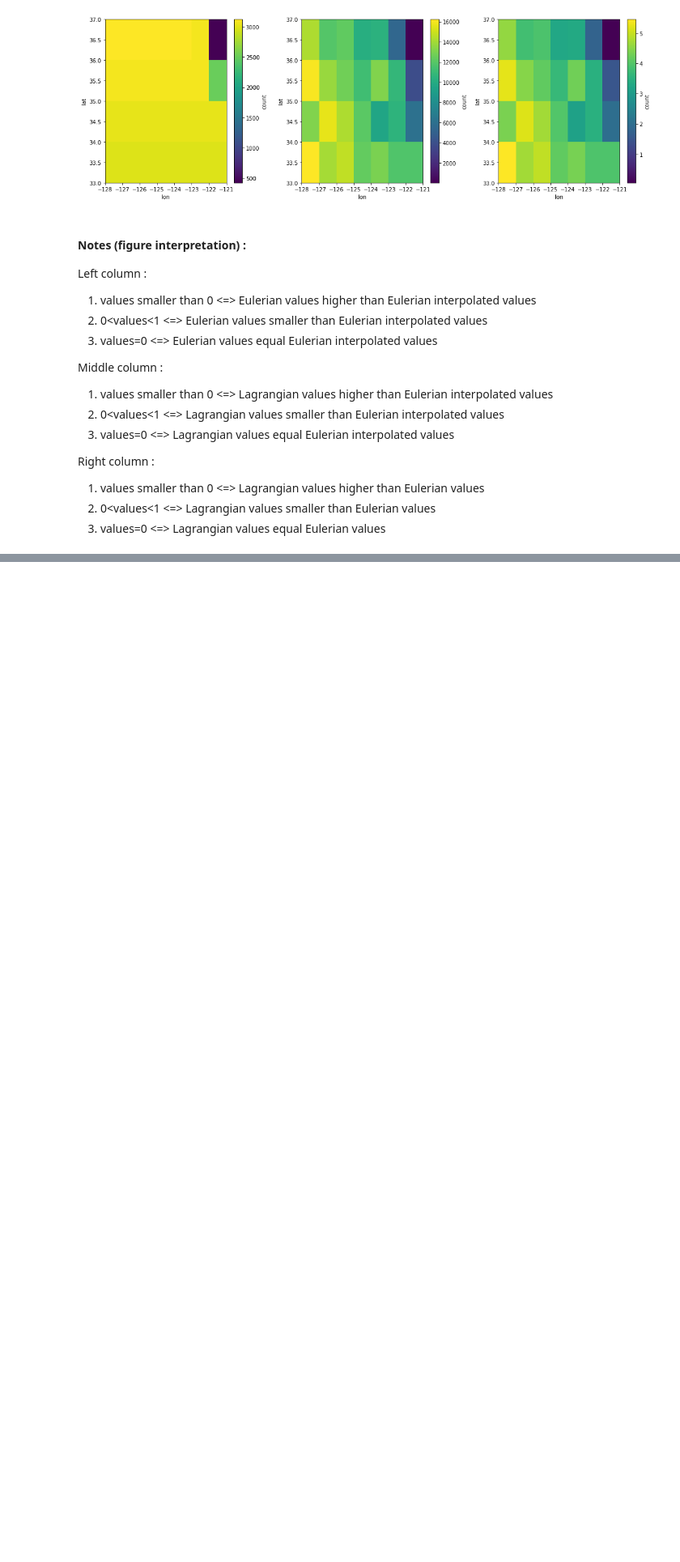
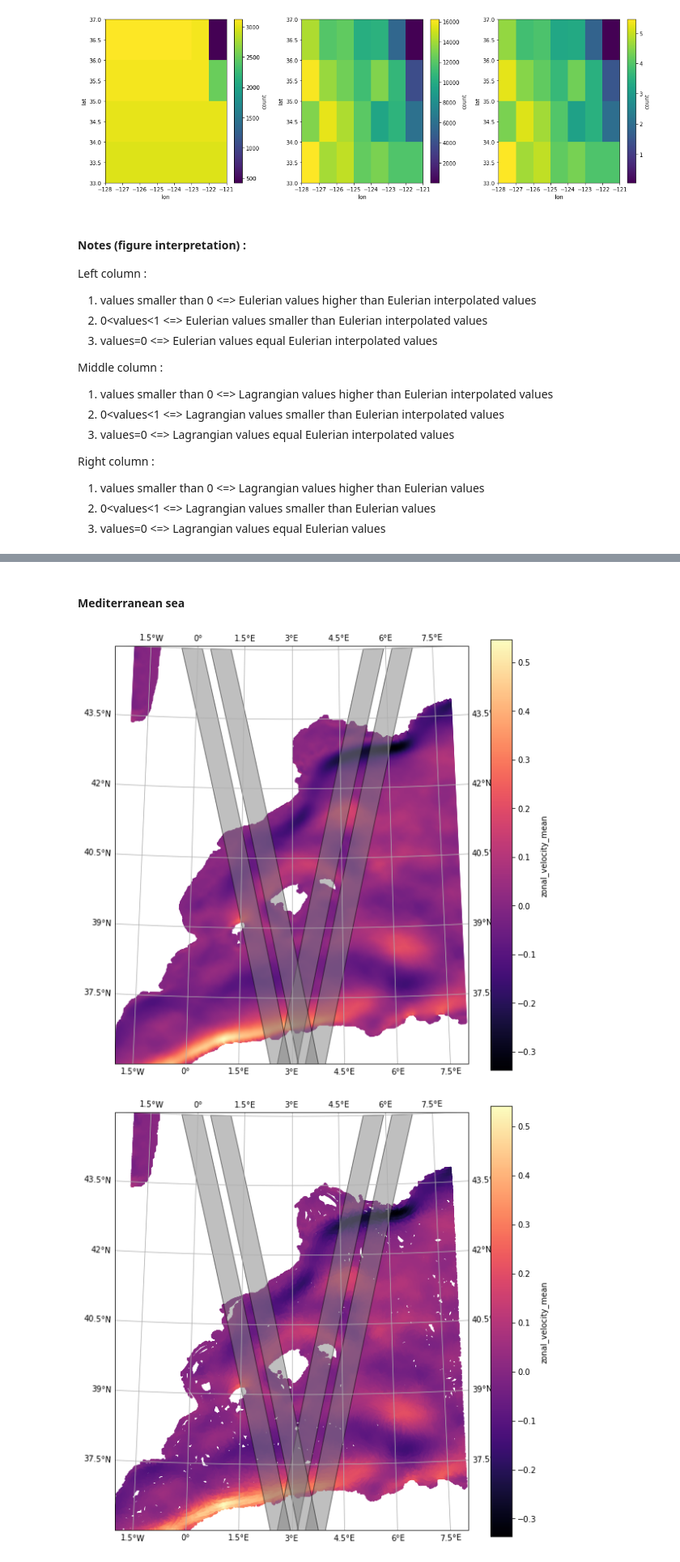
Before and after one commit to zcasparco/SWOT_CalVal, a Jupyter notebook: EL_regional_stats.ipynb, the cells around one changed output, grey strips where cells are left out. Shown at 81% size. Saved outputs shown, nothing was run; the diff lists cells and outputs as text; code cells hidden in the pictures; blank space fills up the shorter version.

```diff
--- a/EL_regional_stats.ipynb
+++ b/EL_regional_stats.ipynb
@@ -166,9 +168,9 @@ def plot_site(bbox,colmap='RdBu_r',figsize=(10,10)):
     ax.set_extent(bbox)
     return fig, ax
 # %%
-def plot_swot(df,col,colmap):
+def plot_swot(df,col,bbox,vmax,colmap):
     fig,ax = plot_site(bbox,figsize=(10,10))
-    df.plot.scatter(ax=ax,transform=ccrs.PlateCarree(),x='lon',y='lat',c=col,s=5,cmap=colmap)
+    df.plot.scatter(ax=ax,transform=ccrs.PlateCarree(),x='lon',y='lat',c=col,s=5,cmap=colmap,vmax=vmax)
 # %%
 def binned_site(bbox,df,dl,V):
     df_sub = df[np.logical_and(df.lat<bbox[3],df.lat>bbox[2]
@@ -374,4 +363,17 @@ df_sub.plot.scatter(ax=ax,transform=ccrs.PlateCarree(),x='lon',y='lat',c='zonal_
+# %% [markdown]
+#### Mediterranean sea
 # %%
 bbox = [-2, 8, 36, 45] # large bbox
 # %%
 df_sub = localize_Lagrangian(bbox,df)
+# %%
+df_sub = df_sub.compute()
+# %%
+df_E = func(ds,['zonal_velocity_mean','meridional_velocity_mean'])
+# %%
+colmap='magma'
+plot_swot(df_E,'zonal_velocity_mean',bbox,colmap)
+plot_swot(df_sub,'zonal_velocity_mean',bbox,colmap)
+# %% [output]
+[figure, added]
+[figure, added]
```
Also changed, not shown: parts of 29 cells of this notebook, 1 other file.
